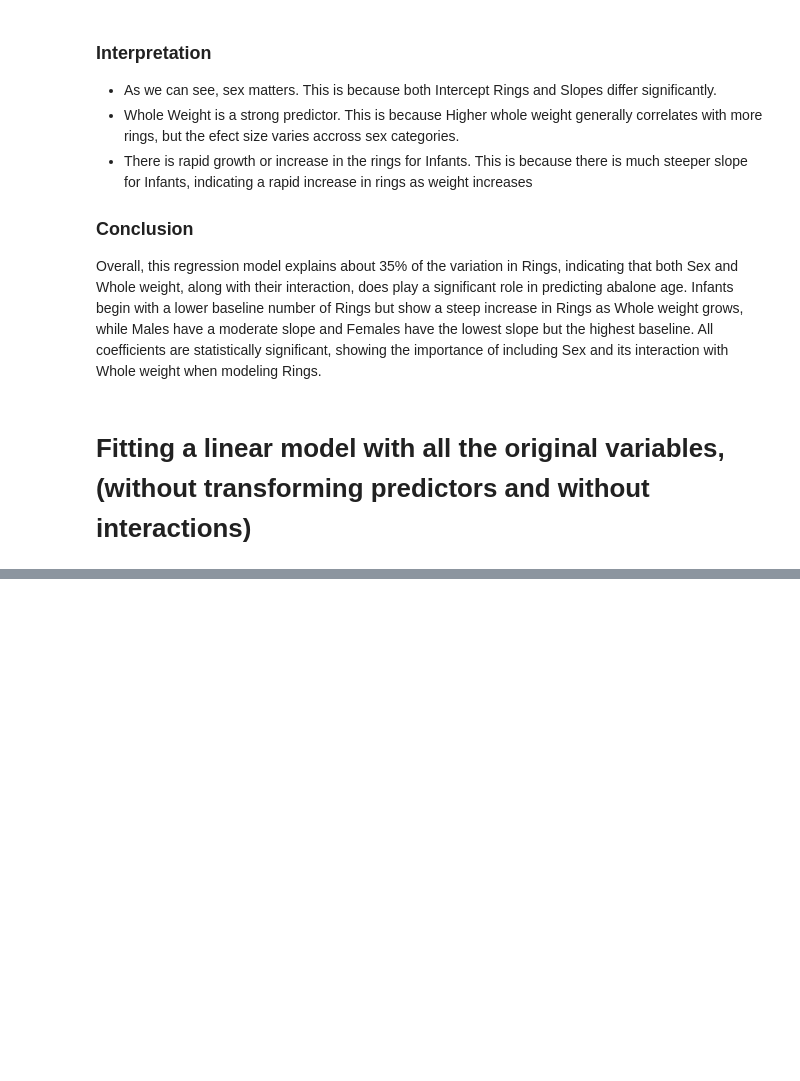
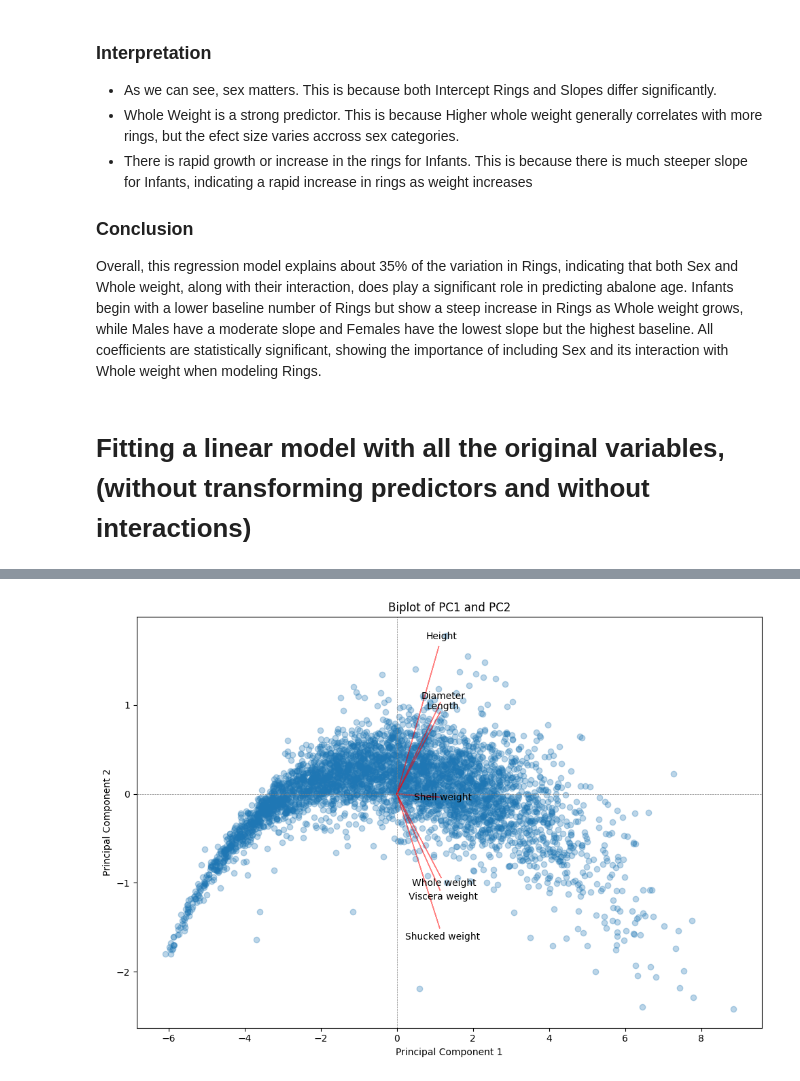
Before and after one commit to yashsavani19/Abalone-Age-Prediction-Analysis, a Jupyter notebook: notebooks/2_Regression_Model.ipynb, the cells around one changed output, grey strips where cells are left out. Saved outputs shown, nothing was run; the diff lists cells and outputs as text; code cells hidden in the pictures; blank space fills up the shorter version.

```diff
--- a/notebooks/2_Regression_Model.ipynb
+++ b/notebooks/2_Regression_Model.ipynb
@@ -132,0 +180,4 @@ The model provides a **moderate fit to the data**. It captures over half of the
+# %%
+# Standardizing the features to have mean=0 and std = 1, as PCA is scale-sensitive
+scaler = StandardScaler()
+X_scaled = scaler.fit_transform(X)
@@ -132,0 +186,12 @@ The model provides a **moderate fit to the data**. It captures over half of the
+# %%
+pca = PCA()
+
+X_pca = pca.fit_transform(X_scaled)
+# %%
+import numpy as np
+import matplotlib.pyplot as plt
+
+explained_variance = np.cumsum(pca.explained_variance_ratio_)
+
+for i in range(1, len(explained_variance)+1):
+    print(f"Explained variance by the first {i} components: {explained_variance[i-1]*100:.2f}%")
@@ -132,0 +238,32 @@ The model provides a **moderate fit to the data**. It captures over half of the
+# %%
+import matplotlib.pyplot as plt
+import numpy as np
+
+# Perform PCA
+from sklearn.decomposition import PCA
+pca = PCA(n_components=2)
+X_pca_2 = pca.fit_transform(X_scaled)  # Make sure X_scaled is your standardized data
+
+# Biplot
+plt.figure(figsize=(10, 7))
+plt.scatter(X_pca_2[:, 0], X_pca_2[:, 1], alpha=0.3)
+
+# Add arrows (vectors of loadings)
+for i, feature in enumerate(X.columns):
+    plt.arrow(0, 0,
+              pca.components_[0, i]*3,
+              pca.components_[1, i]*3,
+              color='r', alpha=0.5)
+    plt.text(pca.components_[0, i]*3.2,
+             pca.components_[1, i]*3.2,
+             feature, color='black', ha='center', va='center')
+
+plt.xlabel("Principal Component 1")
+plt.ylabel("Principal Component 2")
+plt.title("Biplot of PC1 and PC2")
+plt.axhline(0, color='gray', linestyle='--', linewidth=0.5)
+plt.axvline(0, color='gray', linestyle='--', linewidth=0.5)
+plt.tight_layout()
+plt.show()
+# %% [output]
+[figure, added]
```
Also changed, not shown: parts of 18 cells of this notebook, 1 other file.
